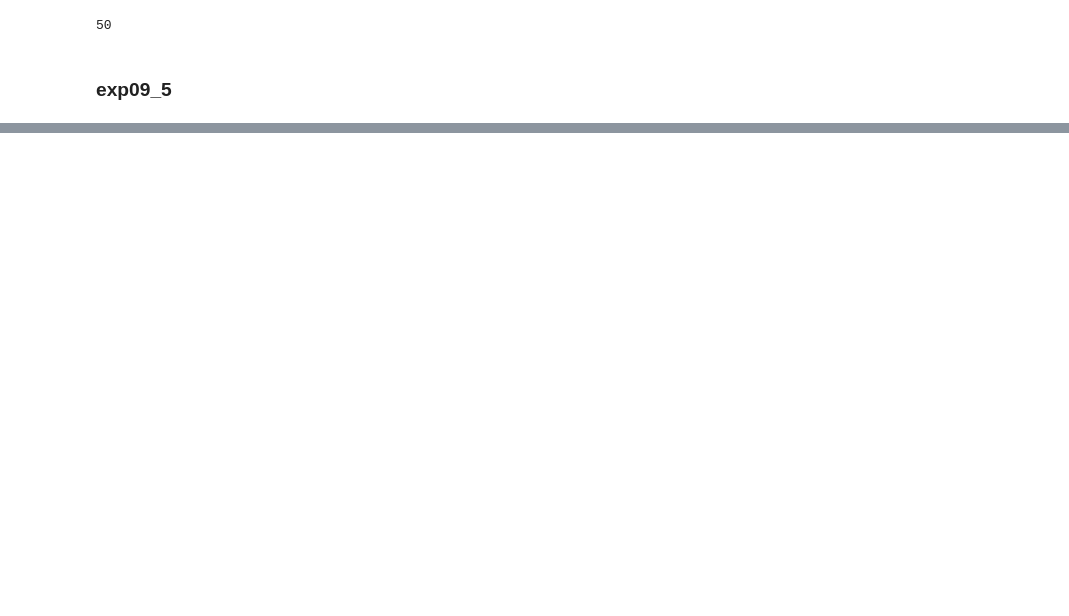
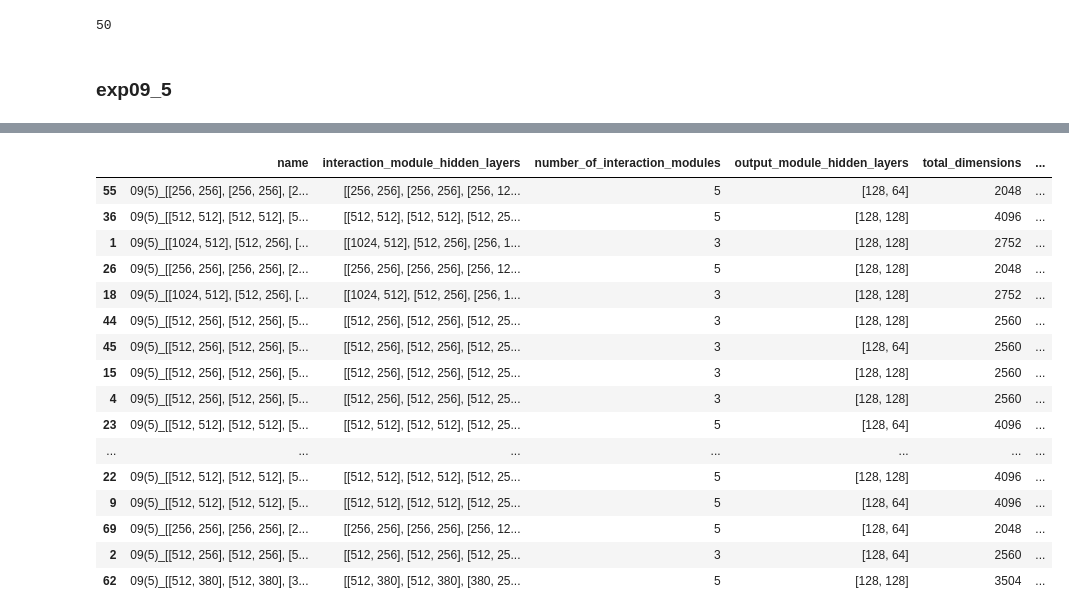
Before and after one commit to MarshallYan/modelforge-experiments, a Jupyter notebook: analysis/aimnet2_qm9.ipynb, the cells around one changed output, grey strips where cells are left out. Cells and saved outputs as stored; diff of their text form; code cells hidden in the pictures; blank space fills up the shorter version.

```diff
--- a/analysis/aimnet2_qm9.ipynb
+++ b/analysis/aimnet2_qm9.ipynb
@@ -510,3 +514,27 @@ for run in runs:
     exp_results.append(record)
 
 exp_results_df = pd.DataFrame(exp_results)
+# %%
+# Set options to display everything
+pd.set_option('display.max_rows', None)
+pd.set_option('display.max_columns', None)
+pd.set_option('display.width', 1000)
+exp_results_df.sort_values("test/per_system_energy/mae")
+# %% [output]
+|  | name | interaction_module_hidden_layers | number_of_interaction_modules | output_module_hidden_layers | total_dimensions | ... |
+| 55 | 09(5)_[[256, 256], [256, 256], [2... | [[256, 256], [256, 256], [256, 12... | 5 | [128, 64] | 2048 | ... |
+| 36 | 09(5)_[[512, 512], [512, 512], [5... | [[512, 512], [512, 512], [512, 25... | 5 | [128, 128] | 4096 | ... |
+| 1 | 09(5)_[[1024, 512], [512, 256], [... | [[1024, 512], [512, 256], [256, 1... | 3 | [128, 128] | 2752 | ... |
+| 26 | 09(5)_[[256, 256], [256, 256], [2... | [[256, 256], [256, 256], [256, 12... | 5 | [128, 128] | 2048 | ... |
+| 18 | 09(5)_[[1024, 512], [512, 256], [... | [[1024, 512], [512, 256], [256, 1... | 3 | [128, 128] | 2752 | ... |
+| 44 | 09(5)_[[512, 256], [512, 256], [5... | [[512, 256], [512, 256], [512, 25... | 3 | [128, 128] | 2560 | ... |
+| 45 | 09(5)_[[512, 256], [512, 256], [5... | [[512, 256], [512, 256], [512, 25... | 3 | [128, 64] | 2560 | ... |
+| 15 | 09(5)_[[512, 256], [512, 256], [5... | [[512, 256], [512, 256], [512, 25... | 3 | [128, 128] | 2560 | ... |
+| 4 | 09(5)_[[512, 256], [512, 256], [5... | [[512, 256], [512, 256], [512, 25... | 3 | [128, 128] | 2560 | ... |
+| 23 | 09(5)_[[512, 512], [512, 512], [5... | [[512, 512], [512, 512], [512, 25... | 5 | [128, 64] | 4096 | ... |
+| ... | ... | ... | ... | ... | ... | ... |
+| 22 | 09(5)_[[512, 512], [512, 512], [5... | [[512, 512], [512, 512], [512, 25... | 5 | [128, 128] | 4096 | ... |
+| 9 | 09(5)_[[512, 512], [512, 512], [5... | [[512, 512], [512, 512], [512, 25... | 5 | [128, 64] | 4096 | ... |
+| 69 | 09(5)_[[256, 256], [256, 256], [2... | [[256, 256], [256, 256], [256, 12... | 5 | [128, 64] | 2048 | ... |
+| 2 | 09(5)_[[512, 256], [512, 256], [5... | [[512, 256], [512, 256], [512, 25... | 3 | [128, 64] | 2560 | ... |
+| 62 | 09(5)_[[512, 380], [512, 380], [3... | [[512, 380], [512, 380], [380, 25... | 5 | [128, 128] | 3504 | ... |
```
Also changed, not shown: parts of 8 cells of this notebook, 9 other files.
